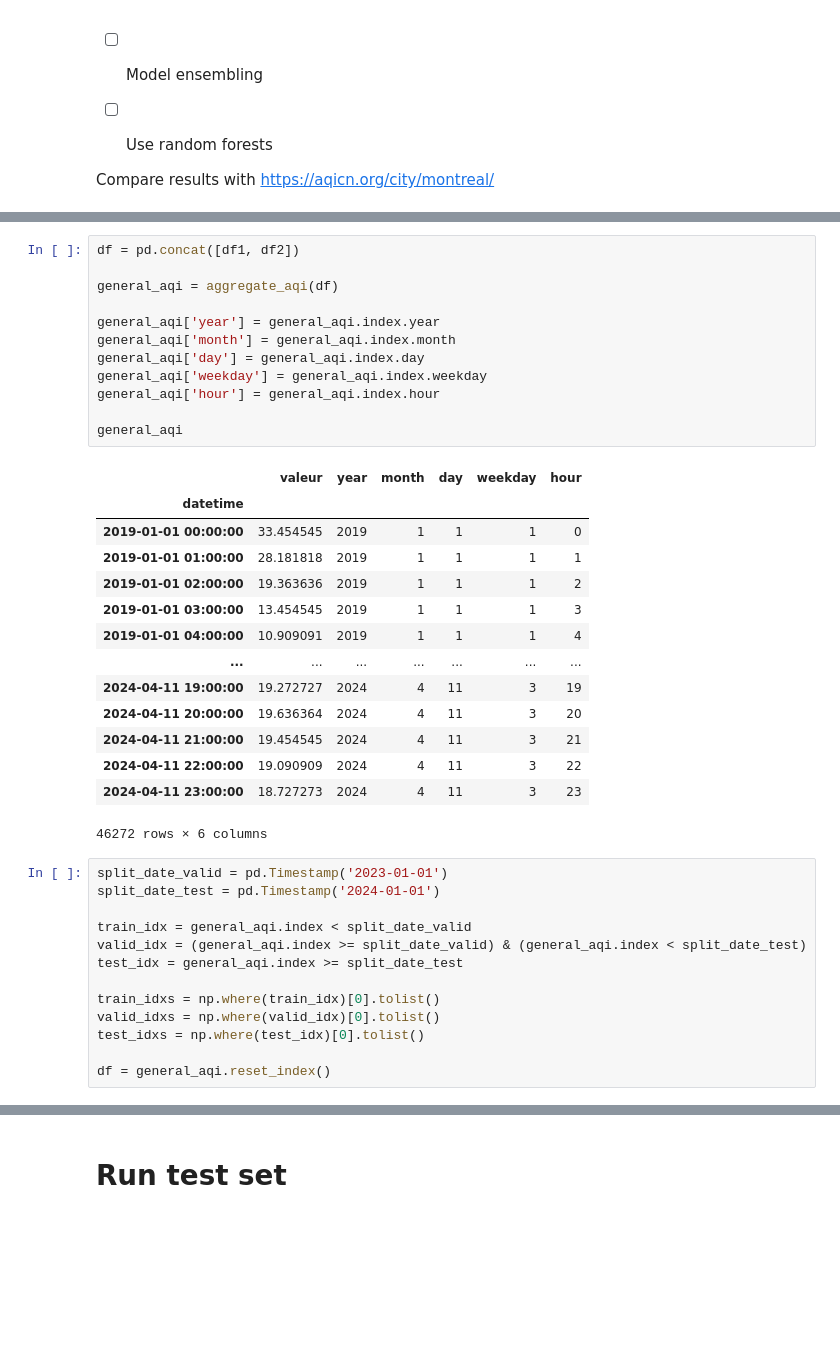
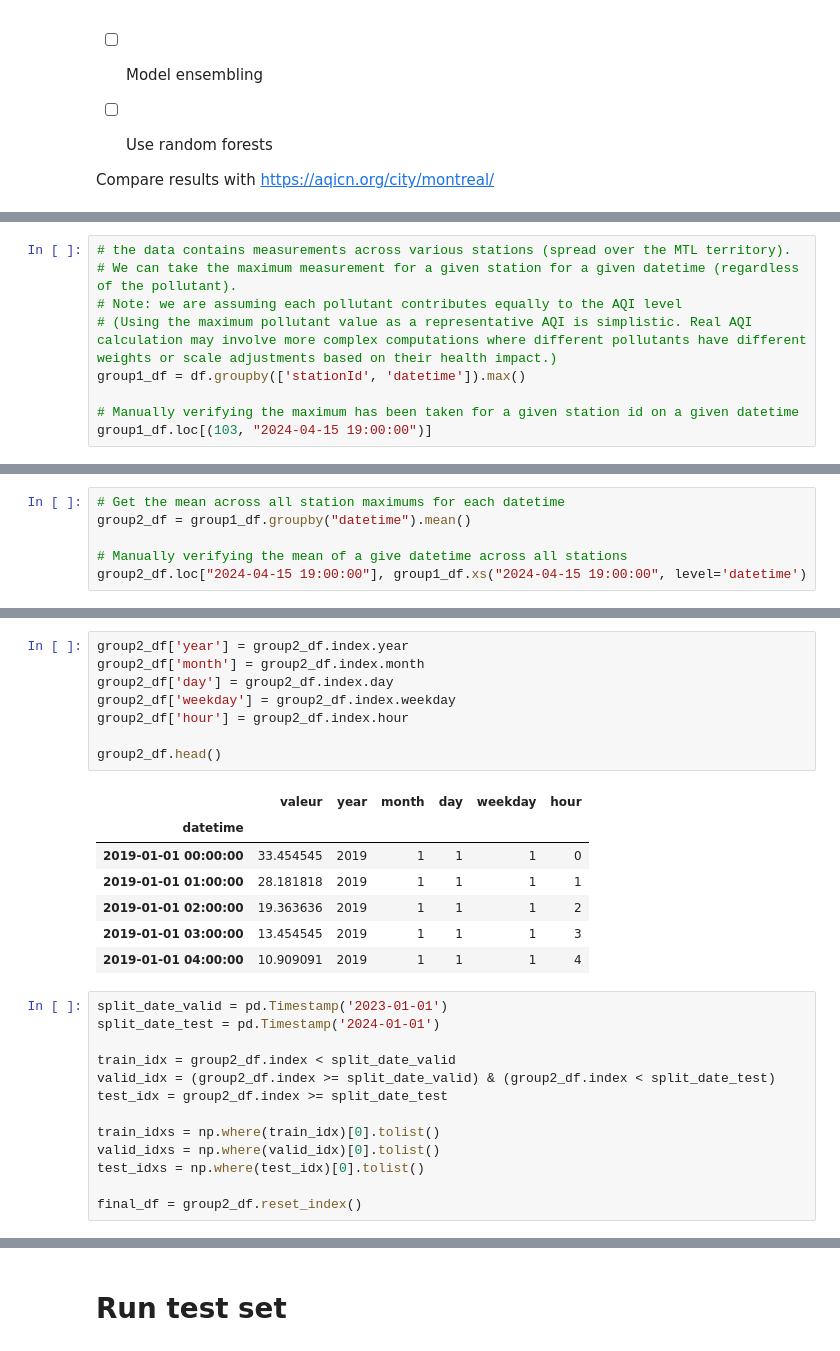
Before and after one commit to Magellol/montreal-aqi-predictions, a Jupyter notebook: index.ipynb, the cells around one changed output, grey strips where cells are left out. Cells and saved outputs as stored; diff of their text form; blank space fills up the shorter version.

```diff
--- a/index.ipynb
+++ b/index.ipynb
@@ -52,0 +46,9 @@ def aggregate_aqi(df):
+# %%
+# the data contains measurements across various stations (spread over the MTL territory).
+# We can take the maximum measurement for a given station for a given datetime (regardless of the pollutant).
+# Note: we are assuming each pollutant contributes equally to the AQI level
+# (Using the maximum pollutant value as a representative AQI is simplistic. Real AQI calculation may involve more complex computations where different pollutants have different weights or scale adjustments based on their health impact.)
+group1_df = df.groupby(['stationId', 'datetime']).max()
+
+# Manually verifying the maximum has been taken for a given station id on a given datetime
+group1_df.loc[(103, "2024-04-15 19:00:00")]
@@ -52,0 +58,6 @@ def aggregate_aqi(df):
+# %%
+# Get the mean across all station maximums for each datetime
+group2_df = group1_df.groupby("datetime").mean()
+
+# Manually verifying the mean of a give datetime across all stations
+group2_df.loc["2024-04-15 19:00:00"], group1_df.xs("2024-04-15 19:00:00", level='datetime')
@@ -53,42 +80,31 @@ def aggregate_aqi(df):
 # %%
-df = pd.concat([df1, df2])
+group2_df['year'] = group2_df.index.year
+group2_df['month'] = group2_df.index.month
+group2_df['day'] = group2_df.index.day
+group2_df['weekday'] = group2_df.index.weekday
+group2_df['hour'] = group2_df.index.hour
 
-general_aqi = aggregate_aqi(df)
-
-general_aqi['year'] = general_aqi.index.year
-general_aqi['month'] = general_aqi.index.month
-general_aqi['day'] = general_aqi.index.day
-general_aqi['weekday'] = general_aqi.index.weekday
-general_aqi['hour'] = general_aqi.index.hour
-
-general_aqi
+group2_df.head()
 # %% [output]
 |  | valeur | year | month | day | weekday | hour |
 | datetime |  |  |  |  |  |  |
 | 2019-01-01 00:00:00 | 33.454545 | 2019 | 1 | 1 | 1 | 0 |
 | 2019-01-01 01:00:00 | 28.181818 | 2019 | 1 | 1 | 1 | 1 |
 | 2019-01-01 02:00:00 | 19.363636 | 2019 | 1 | 1 | 1 | 2 |
 | 2019-01-01 03:00:00 | 13.454545 | 2019 | 1 | 1 | 1 | 3 |
 | 2019-01-01 04:00:00 | 10.909091 | 2019 | 1 | 1 | 1 | 4 |
-| ... | ... | ... | ... | ... | ... | ... |
-| 2024-04-11 19:00:00 | 19.272727 | 2024 | 4 | 11 | 3 | 19 |
-| 2024-04-11 20:00:00 | 19.636364 | 2024 | 4 | 11 | 3 | 20 |
-| 2024-04-11 21:00:00 | 19.454545 | 2024 | 4 | 11 | 3 | 21 |
-| 2024-04-11 22:00:00 | 19.090909 | 2024 | 4 | 11 | 3 | 22 |
-| 2024-04-11 23:00:00 | 18.727273 | 2024 | 4 | 11 | 3 | 23 |
-46272 rows × 6 columns
 # %%
 split_date_valid = pd.Timestamp('2023-01-01')
 split_date_test = pd.Timestamp('2024-01-01')
 
-train_idx = general_aqi.index < split_date_valid
-valid_idx = (general_aqi.index >= split_date_valid) & (general_aqi.index < split_date_test)
-test_idx = general_aqi.index >= split_date_test
+train_idx = group2_df.index < split_date_valid
+valid_idx = (group2_df.index >= split_date_valid) & (group2_df.index < split_date_test)
+test_idx = group2_df.index >= split_date_test
 
 train_idxs = np.where(train_idx)[0].tolist()
 valid_idxs = np.where(valid_idx)[0].tolist()
 test_idxs = np.where(test_idx)[0].tolist()
 
-df = general_aqi.reset_index()
+final_df = group2_df.reset_index()
 # %%
 dls = TabularPandas(
```
Also changed, not shown: parts of 14 cells of this notebook.
